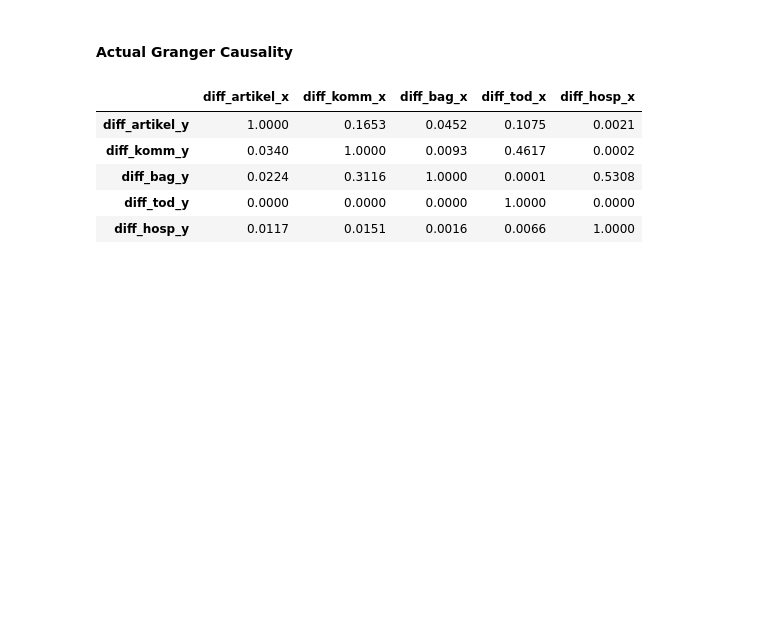
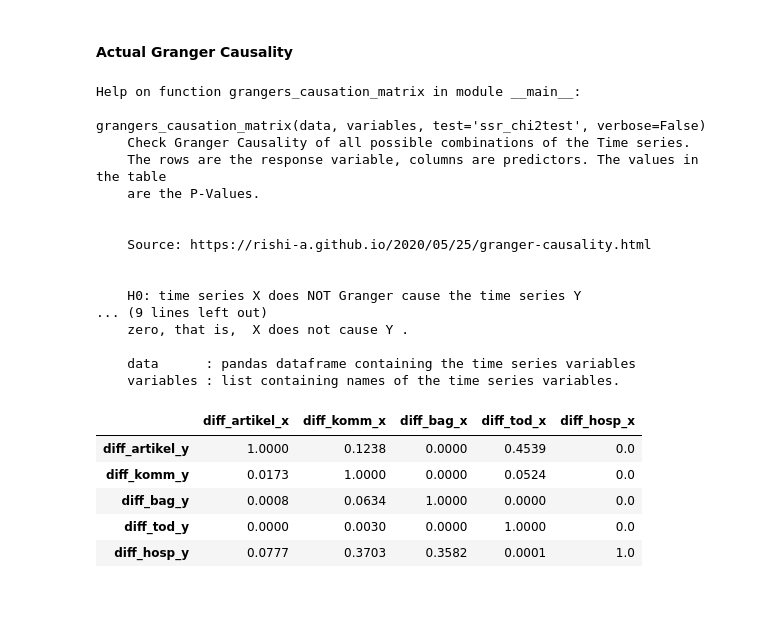
Before and after one commit to adrianari/corona-news-analysis, a Jupyter notebook: time-series/2zeitreihenanalyse.ipynb, the cells around one changed output. Saved outputs shown, nothing was run; the diff lists cells and outputs as text; code cells hidden in the pictures; blank space fills up the shorter version.

```diff
--- a/time-series/2zeitreihenanalyse.ipynb
+++ b/time-series/2zeitreihenanalyse.ipynb
@@ -382,13 +391,26 @@ def fitter(x_diff,y):
 # %%
 def grangers_causation_matrix(data, variables, test='ssr_chi2test', verbose=False):
 
-    #https://rishi-a.github.io/2020/05/25/granger-causality.html
 
     """Check Granger Causality of all possible combinations of the Time series.
     The rows are the response variable, columns are predictors. The values in the table
-    are the P-Values. P-Values lesser than the significance level (0.05), implies
-    the Null Hypothesis that the coefficients of the corresponding past values is
-    zero, that is, the X does not cause Y can be rejected.
+    are the P-Values.
+
+
+    Source: https://rishi-a.github.io/2020/05/25/granger-causality.html
+
+
+    H0: time series X does NOT Granger cause the time series Y
+    HA: time series X does Granger cause the time series Y
+
+    p-value > 0.05 --> H0
+    p-value <= 0.05 --> HA
+
+
+    P-Values lesser than the significance level (0.05), implies
+    the Null Hypothesis can be rejected.
+    Null hypothesis in words is that the coefficients of the corresponding past values is
+    zero, that is,  X does not cause Y .
 
     data      : pandas dataframe containing the time series variables
     variables : list containing names of the time series variables.
@@ -530,4 +580,5 @@ lagger(z)
 # %%
-maxlag = 5                       #basing on the plot and the elbow from lagger(x_diff), we take 9 (in the example).
-fitter(x_diff, maxlag)            #In case the plot shows something different to you, use this number
+maxlag = 5                      #basing on the plot and the elbow from lagger(x_diff), we take 5 (for entire year).
+help(fitter)
+fitter(differentiate(y), maxlag)            #In case the plot shows something different to you, use this number
 # %% [output]
@@ -541,13 +599,31 @@ diff_hosp : 1.87
 #### Actual Granger Causality
 # %%
 o = grangers_causation_matrix(x_diff, variables = x_diff.columns)
+help(grangers_causation_matrix)
 o
 # %% [output]
+Help on function grangers_causation_matrix in module __main__:
+
+grangers_causation_matrix(data, variables, test='ssr_chi2test', verbose=False)
+    Check Granger Causality of all possible combinations of the Time series.
+    The rows are the response variable, columns are predictors. The values in the table
+    are the P-Values.
+
+
+    Source: https://rishi-a.github.io/2020/05/25/granger-causality.html
+
+
+    H0: time series X does NOT Granger cause the time series Y
+... (9 lines left out)
+    zero, that is,  X does not cause Y .
+
+    data      : pandas dataframe containing the time series variables
+    variables : list containing names of the time series variables.
 |  | diff_artikel_x | diff_komm_x | diff_bag_x | diff_tod_x | diff_hosp_x |
-| diff_artikel_y | 1.0000 | 0.1653 | 0.0452 | 0.1075 | 0.0021 |
-| diff_komm_y | 0.0340 | 1.0000 | 0.0093 | 0.4617 | 0.0002 |
-| diff_bag_y | 0.0224 | 0.3116 | 1.0000 | 0.0001 | 0.5308 |
-| diff_tod_y | 0.0000 | 0.0000 | 0.0000 | 1.0000 | 0.0000 |
-| diff_hosp_y | 0.0117 | 0.0151 | 0.0016 | 0.0066 | 1.0000 |
+| diff_artikel_y | 1.0000 | 0.1238 | 0.0000 | 0.4539 | 0.0 |
+| diff_komm_y | 0.0173 | 1.0000 | 0.0000 | 0.0524 | 0.0 |
+| diff_bag_y | 0.0008 | 0.0634 | 1.0000 | 0.0000 | 0.0 |
+| diff_tod_y | 0.0000 | 0.0030 | 0.0000 | 1.0000 | 0.0 |
+| diff_hosp_y | 0.0777 | 0.3703 | 0.3582 | 0.0001 | 1.0 |
 # %% [markdown]
 #
```
Also changed, not shown: parts of 15 cells of this notebook, 10 other files.
